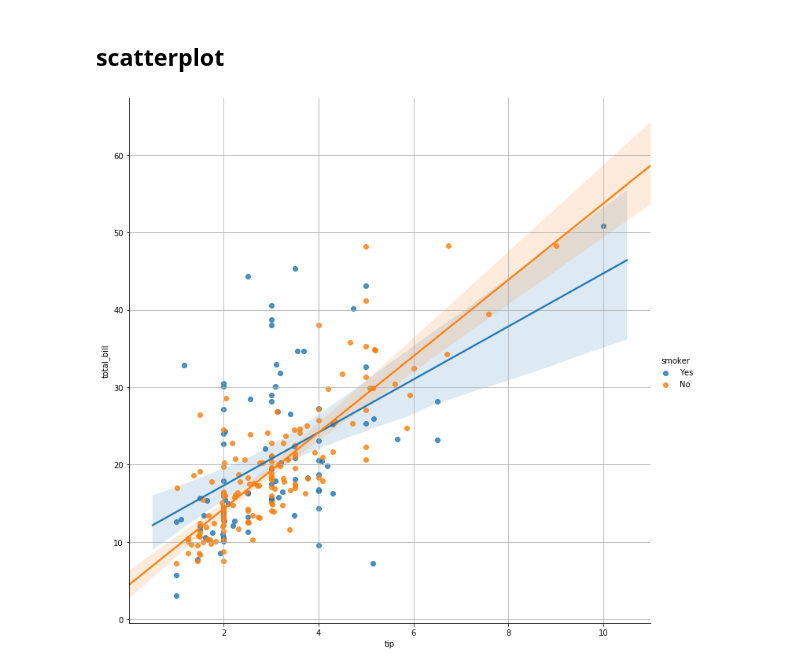
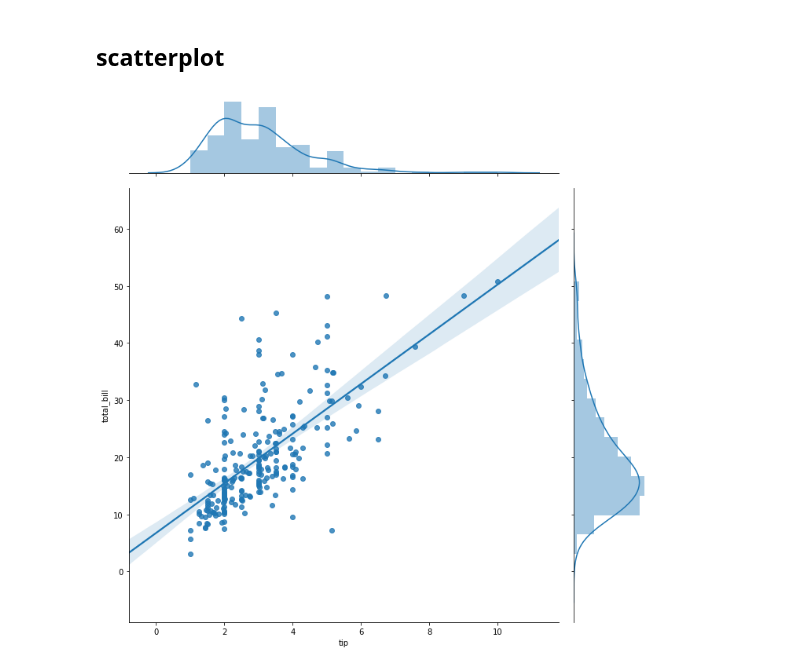
Before and after one commit to jmquintana79/utilsDS, a Jupyter notebook: notebooks/analysis/scatter_plots/scatter_plot_from_df.ipynb, the cells around one changed output. Drawn from its saved outputs; the diff is of its cells as text; code cells hidden in the pictures.

Commit message:
add two new options: robust and local regression

```diff
--- a/notebooks/analysis/scatter_plots/scatter_plot_from_df.ipynb
+++ b/notebooks/analysis/scatter_plots/scatter_plot_from_df.ipynb
@@ -40,7 +40,7 @@ colname_num1 = 'size'
 ## scatterplot
 # %%
 ## scatter plot including the possibility of a basic linear regression
-def plot(df:'dataframe', colname_x:str, colname_y:str, kind:str = 'scatter', size:int = 10, title:str = '', grid:bool = True, colname_color:str = '', colname_style:str = '', colname_size:str = ''):
+def plot(df:'dataframe', colname_x:str, colname_y:str, kind:str = 'scatter', lowess:bool = False, robust:bool = False, size:int = 10, title:str = '', grid:bool = True, colname_color:str = '', colname_style:str = '', colname_size:str = ''):
     """
     Scatter plot including the possibility of a basic linear regression.
     df -- dataframe.
@@ -51,6 +51,8 @@ def plot(df:'dataframe', colname_x:str, colname_y:str, kind:str = 'scatter', siz
         - "reg": including a basic linear regression estimation.
         - "hex": scatter plot where points being groupped in hexagons.
         - "kde": kde estimations for points and histogramns.
+    lowess -- if True, use statsmodels to estimate a nonparametric lowess model (locally weighted linear regression) (default False).
+    robust -- if True, use statsmodels to estimate a robust regression. This will de-weight outliers (default False)
     size -- size of square chart (default 10).
     title -- general title (default '').
     gird -- draw vertical and horizontal grid lines (default False).
@@ -98,33 +100,38 @@ def plot(df:'dataframe', colname_x:str, colname_y:str, kind:str = 'scatter', siz
             ax = g.fig.gca()
             grid = False
         else:
             ax = sns.scatterplot(x=colname_x, y=colname_y, hue = colname_color, size = colname_size, data=df, legend="full")
     elif colname_color == '' and colname_style != '' and colname_size != '':
         if kind == 'reg':
             g = sns.lmplot(x=colname_x, y=colname_y, hue = colname_style, col = colname_size, data=df, legend="full", height = size)
             ax = g.fig.gca()
             grid = False
         else:
             ax = sns.scatterplot(x=colname_x, y=colname_y, style = colname_style, size = colname_size, data=df, legend="full")
     elif colname_style != '' and colname_color != '' and colname_size != '':
         if kind == 'reg':
             g = sns.lmplot(x=colname_x, y=colname_y, hue = colname_color, col = colname_style, row = colname_size, data=df, legend="full", height = size)
             ax = g.fig.gca()
             grid = False
         else:
             ax = sns.scatterplot(x=colname_x, y=colname_y, hue = colname_color, style = colname_style, size = colname_size, data=df, legend="full")
     else:
-        g = sns.jointplot(x=colname_x, y=colname_y, data=df, height = size, kind = kind)
+        if kind == 'reg' and lowess:
+            g = sns.lmplot(x=colname_x, y=colname_y, data=df, legend="full", height = size, lowess = True)
+        elif kind == 'reg' and robust:
+            g = sns.lmplot(x=colname_x, y=colname_y, data=df, legend="full", height = size, robust = True)
+        else:
+            g = sns.jointplot(x=colname_x, y=colname_y, data=df, height = size, kind = kind)
         ax = g.fig.gca()
         grid = False
     # title
     if title != '': ax.set_title(title, fontsize = 12)
     # plot grid axis
     if grid: ax.xaxis.grid(True)
     if grid: ax.yaxis.grid(True)
     # display
     plt.show()
 
-plot(df, colname_x, colname_y, kind = 'reg', colname_color = colname_cat2)
+plot(df, colname_x, colname_y, kind = 'reg')
 # %% [output]
-[figure, old version]
+[figure, new version]
```
